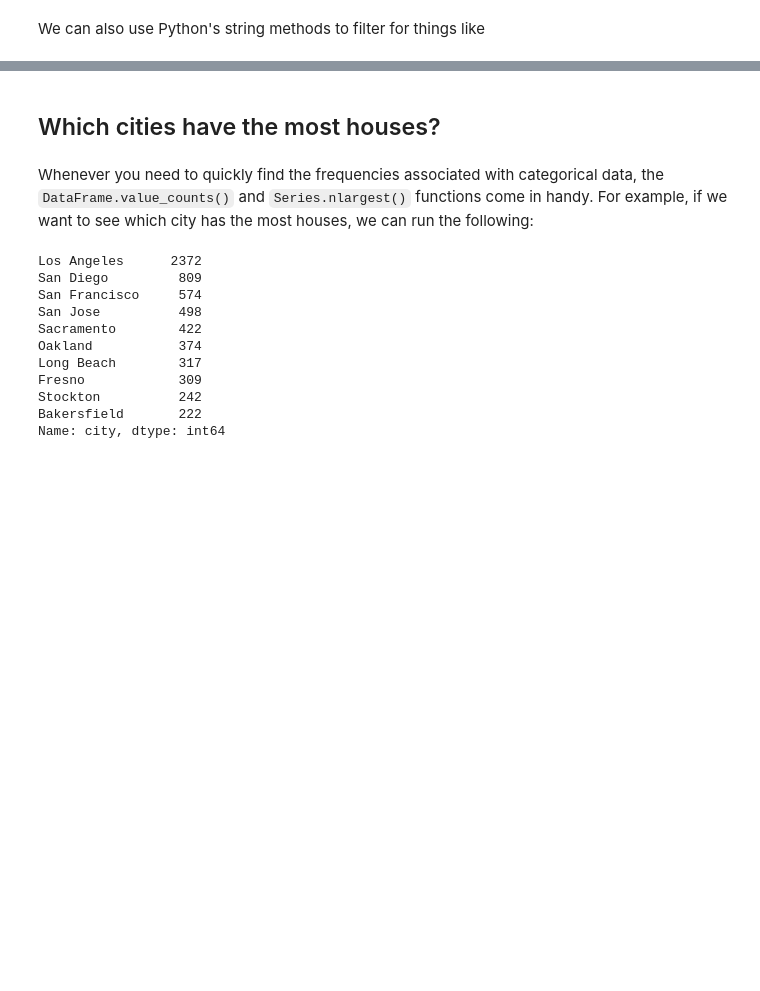
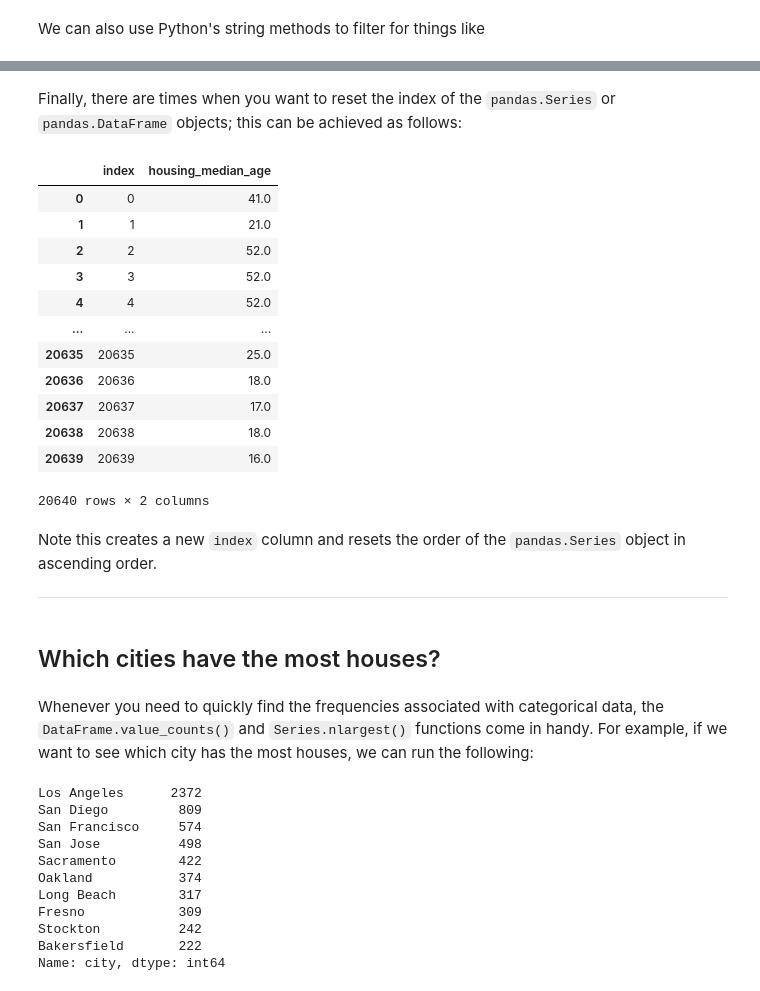
Before and after one commit to lewtun/dslectures, a Jupyter notebook: notebooks/lesson02_exploratory-data-analysis.ipynb, the cells around one changed output, grey strips where cells are left out. Cells and saved outputs as stored; diff of their text form; code cells hidden in the pictures; blank space fills up the shorter version.

Commit message:
Add Jekyll notes and deeper explanations requested from PR #12

```diff
--- a/notebooks/lesson02_exploratory-data-analysis.ipynb
+++ b/notebooks/lesson02_exploratory-data-analysis.ipynb
@@ -441,3 +496,25 @@ housing_merged.loc[housing_merged['ocean_proximity'].str.contains('O')]
+# %% [markdown]
+Finally, there are times when you want to reset the index of the `pandas.Series` or `pandas.DataFrame` objects; this can be achieved as follows:
+# %%
+age.reset_index()
+# %% [output]
+|  | index | housing_median_age |
+| 0 | 0 | 41.0 |
+| 1 | 1 | 21.0 |
+| 2 | 2 | 52.0 |
+| 3 | 3 | 52.0 |
+| 4 | 4 | 52.0 |
+| ... | ... | ... |
+| 20635 | 20635 | 25.0 |
+| 20636 | 20636 | 18.0 |
+| 20637 | 20637 | 17.0 |
+| 20638 | 20638 | 18.0 |
+| 20639 | 20639 | 16.0 |
+20640 rows × 2 columns
+# %% [markdown]
+Note this creates a new `index` column and resets the order of the `pandas.Series` object in ascending order.
+
+---
 # %% [markdown]
 ## Which cities have the most houses?
 # %% [markdown]
```
Also changed, not shown: parts of 31 cells of this notebook, 8 other files.
